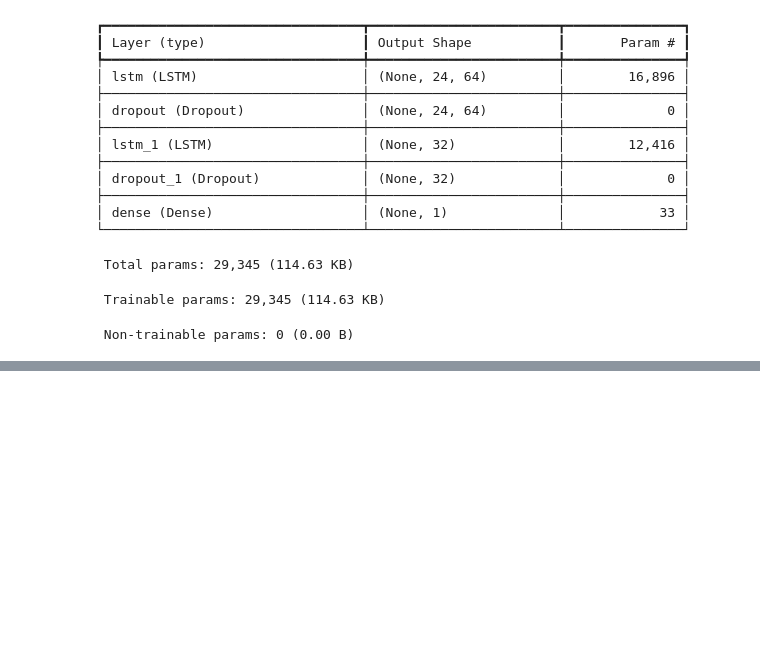
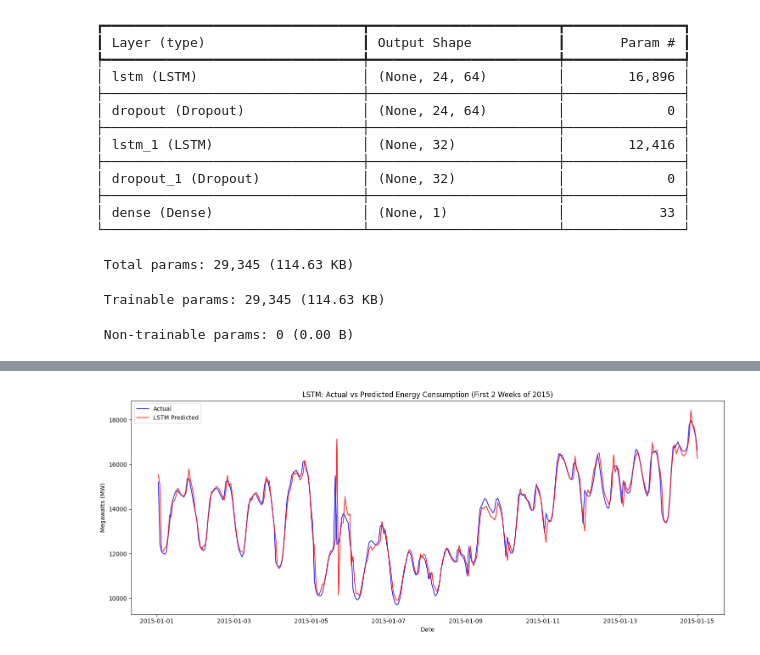
Before and after one commit to ujjwaltiwari1204-glitch/load-forecasting-power-systems, a Jupyter notebook: Desktop/load-forecasting-power-systems/load_forecasting.ipynb, the cells around one changed output, grey strips where cells are left out. Cells and saved outputs as stored; diff of their text form; code cells hidden in the pictures; blank space fills up the shorter version.

Commit message:
Add LSTM model - 326 MW RMSE vs XGBoost 980 MW RMSE

```diff
--- a/Desktop/load-forecasting-power-systems/load_forecasting.ipynb
+++ b/Desktop/load-forecasting-power-systems/load_forecasting.ipynb
@@ -490 +471,19 @@ Epoch 20/20
 Training complete!
+# %%
+# Make predictions
+y_pred_lstm = model_lstm.predict(X_test_seq)
+
+# Inverse transform - convert back from 0-1 scale to actual MW values
+y_pred_lstm_actual = scaler.inverse_transform(y_pred_lstm)
+y_test_lstm_actual = scaler.inverse_transform(y_test_seq.reshape(-1, 1))
+
+# Calculate metrics
+rmse_lstm = np.sqrt(mean_squared_error(y_test_lstm_actual, y_pred_lstm_actual))
+mae_lstm = mean_absolute_error(y_test_lstm_actual, y_pred_lstm_actual)
+
+print("="*40)
+print("MODEL COMPARISON")
+print("="*40)
+print(f"XGBoost  — RMSE: 980 MW  | MAE: 728 MW")
+print(f"LSTM     — RMSE: {rmse_lstm:.0f} MW | MAE: {mae_lstm:.0f} MW")
+print("="*40)
@@ -490,0 +498,20 @@ Training complete!
+# %%
+# Get test index aligned with LSTM predictions
+test_index = df[df.index.year >= 2015].index[timesteps:]
+test_index_sorted = test_index.sort_values()
+
+# First 2 weeks
+n = 336
+plt.figure(figsize=(15, 6))
+plt.plot(test_index_sorted[:n], y_test_lstm_actual[:n],
+         label='Actual', color='blue', alpha=0.8)
+plt.plot(test_index_sorted[:n], y_pred_lstm_actual[:n],
+         label='LSTM Predicted', color='red', alpha=0.8)
+plt.title('LSTM: Actual vs Predicted Energy Consumption (First 2 Weeks of 2015)')
+plt.xlabel('Date')
+plt.ylabel('Megawatts (MW)')
+plt.legend()
+plt.tight_layout()
+plt.show()
+# %% [output]
+[figure, added]
```
Also changed, not shown: parts of 3 cells of this notebook.
